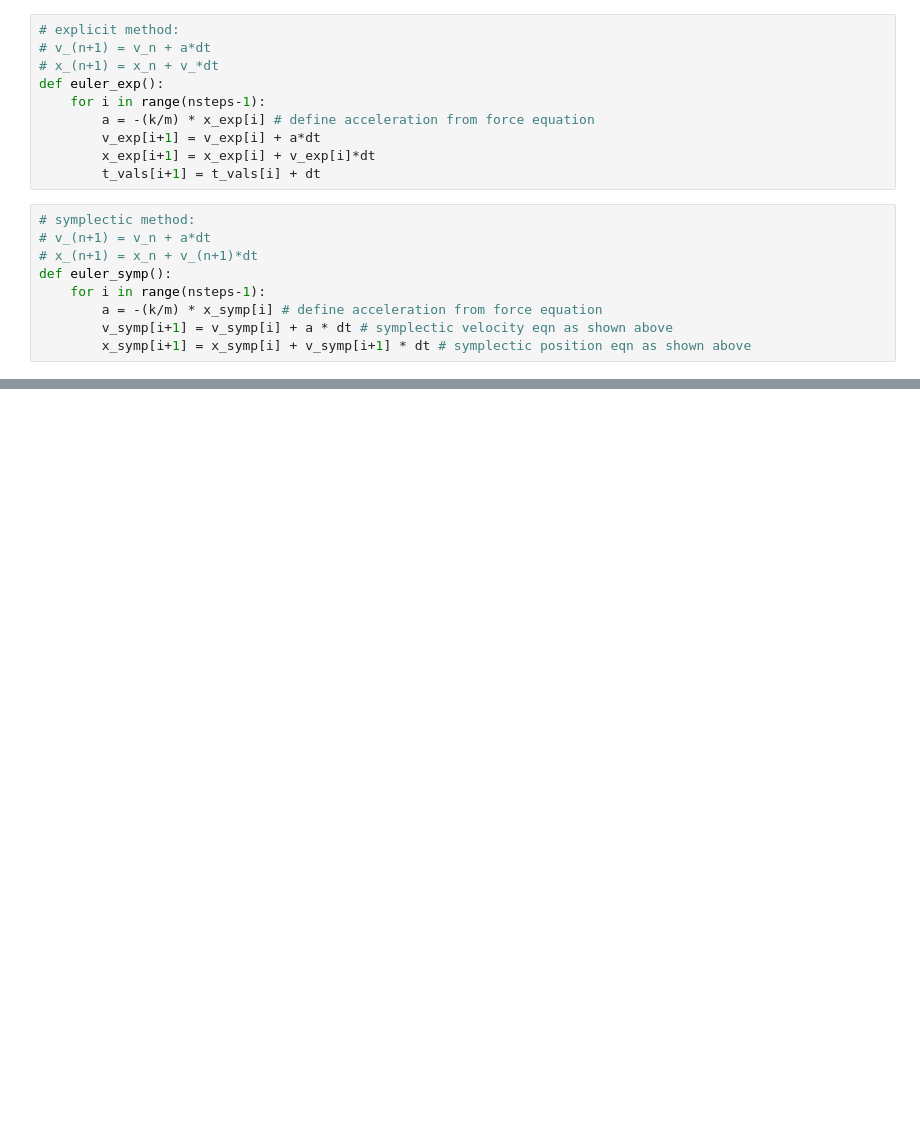
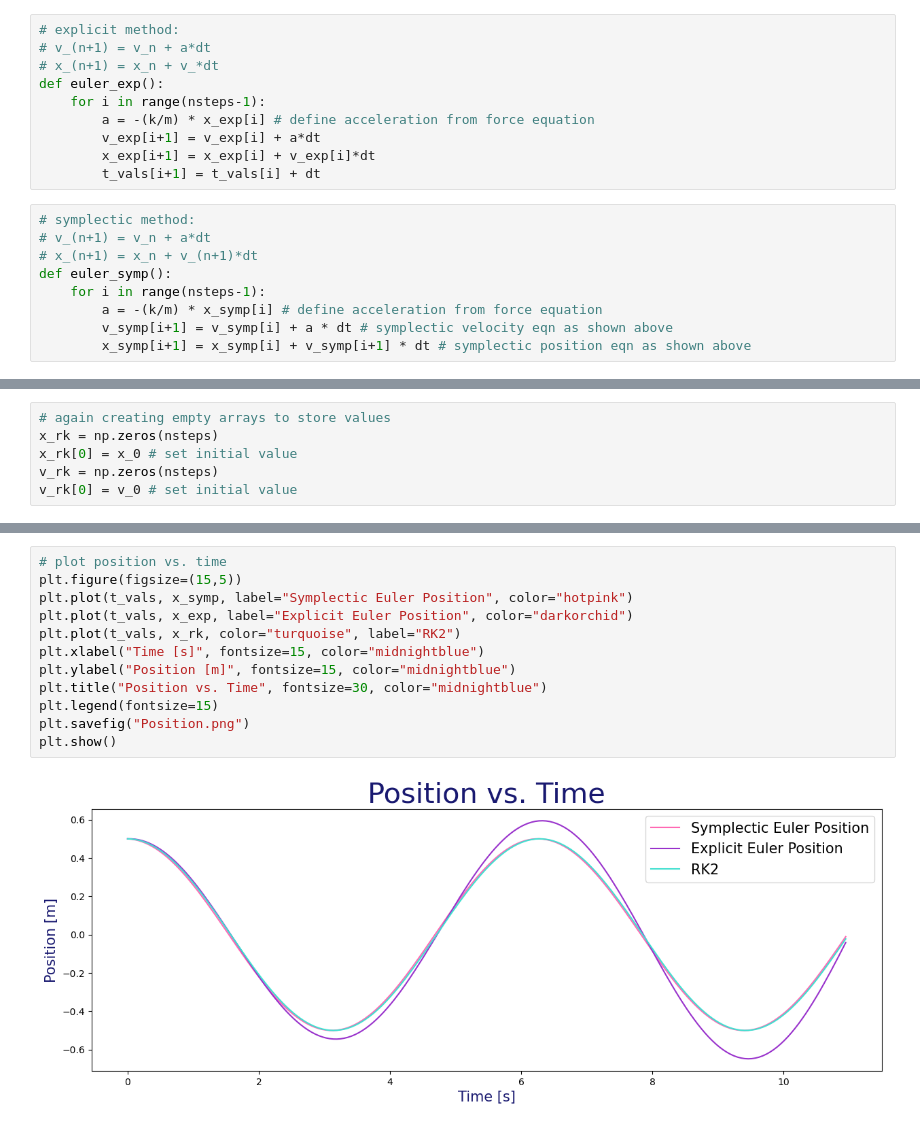
Before and after one commit to lsdun/PHY607-Spring9-16, a Jupyter notebook: spring_oscillator.ipynb, the cells around one changed output, grey strips where cells are left out. Cells and saved outputs as stored; diff of their text form; blank space fills up the shorter version.

```diff
--- a/spring_oscillator.ipynb
+++ b/spring_oscillator.ipynb
@@ -103,0 +110,6 @@ plt.show()
+# %%
+# again creating empty arrays to store values
+x_rk = np.zeros(nsteps)
+x_rk[0] = x_0 # set initial value
+v_rk = np.zeros(nsteps)
+v_rk[0] = v_0 # set initial value
@@ -103,0 +158,14 @@ plt.show()
+# %%
+# plot position vs. time
+plt.figure(figsize=(15,5))
+plt.plot(t_vals, x_symp, label="Symplectic Euler Position", color="hotpink")
+plt.plot(t_vals, x_exp, label="Explicit Euler Position", color="darkorchid")
+plt.plot(t_vals, x_rk, color="turquoise", label="RK2")
+plt.xlabel("Time [s]", fontsize=15, color="midnightblue")
+plt.ylabel("Position [m]", fontsize=15, color="midnightblue")
+plt.title("Position vs. Time", fontsize=30, color="midnightblue")
+plt.legend(fontsize=15)
+plt.savefig("Position.png")
+plt.show()
+# %% [output]
+[figure, added]
```
Also changed, not shown: parts of 9 cells of this notebook.
